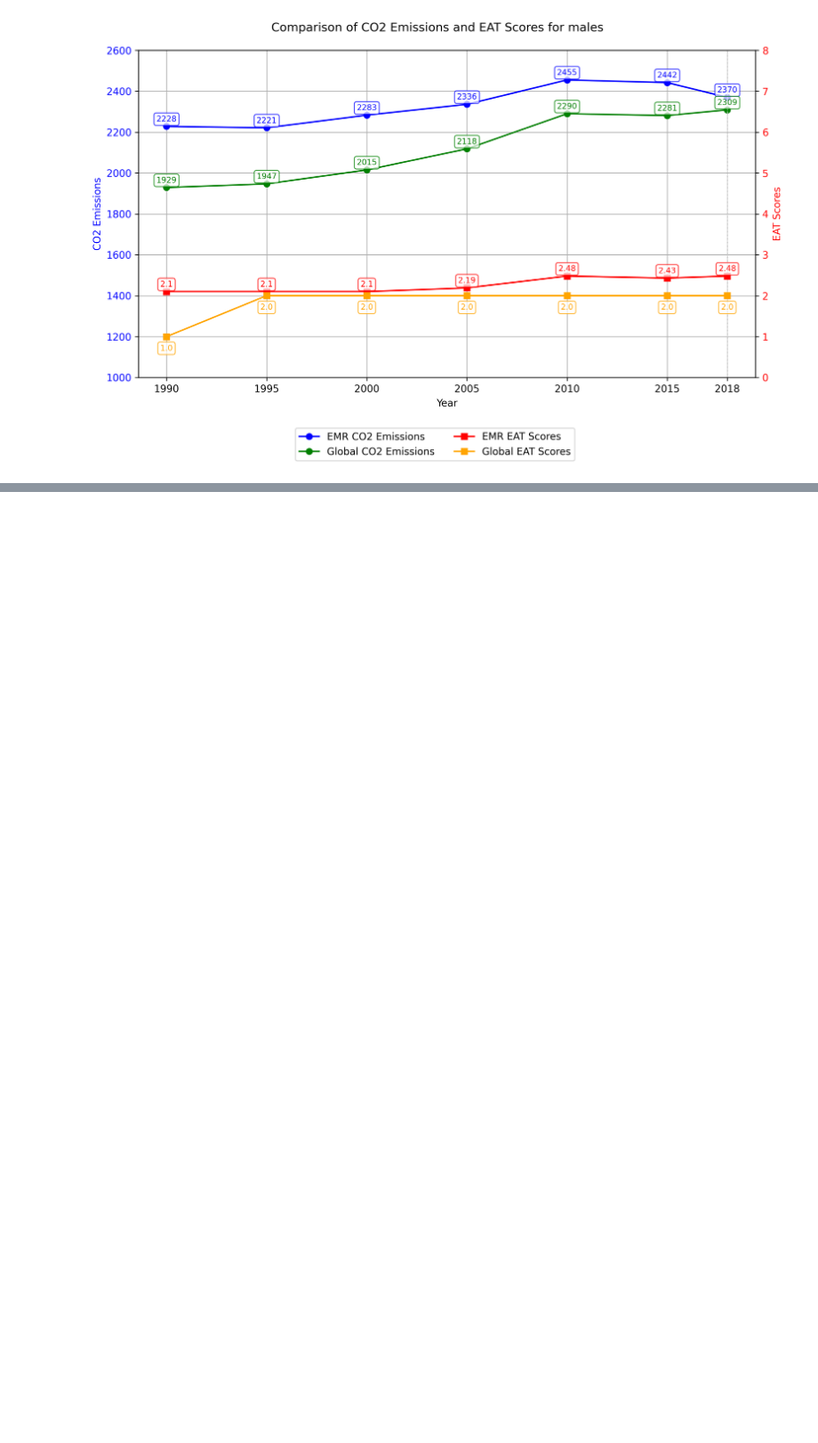
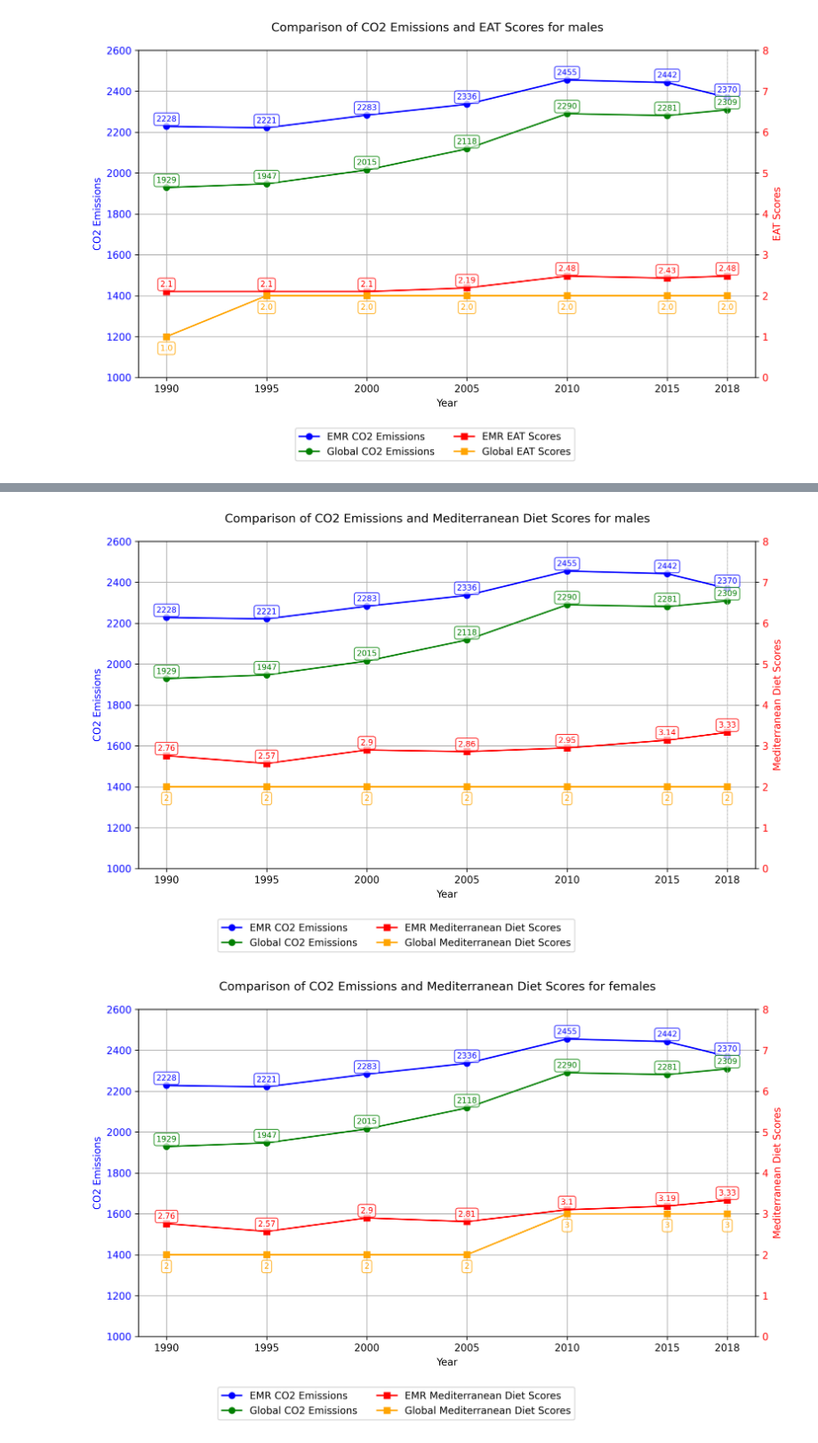
Before and after one commit to iMaatin/climate_change, a Jupyter notebook: vis.ipynb, the cells around one changed output, grey strips where cells are left out. Shown at 89% size. Cells and saved outputs as stored; diff of their text form; code cells hidden in the pictures; blank space fills up the shorter version.

```diff
--- a/vis.ipynb
+++ b/vis.ipynb
@@ -367,0 +443,12 @@ eat_plots(emr_co2, global_co2, em_eat_male, gl_eat_male, 'EAT', 'males')
+# %%
+emr_medit_males = pd.read_csv(r'diet_calc\scores\medit_new\total_males.csv')
+glo_medit_males = pd.read_csv(r'diet_calc\scores\medit_new\global\total_males.csv')
+
+emr_medit_females = pd.read_csv(r'diet_calc\scores\medit_new\total_females.csv')
+glo_medit_females = pd.read_csv(r'diet_calc\scores\medit_new\global\total_females.csv')
+
+medit_plots(emr_co2, global_co2, emr_medit_males, glo_medit_males, 'Mediterranean Diet', 'males')
+medit_plots(emr_co2, global_co2, emr_medit_females, glo_medit_females, 'Mediterranean Diet', 'females')
+# %% [output]
+[figure, added]
+[figure, added]
```
Also changed, not shown: parts of 1 cell of this notebook, 3 other files.
